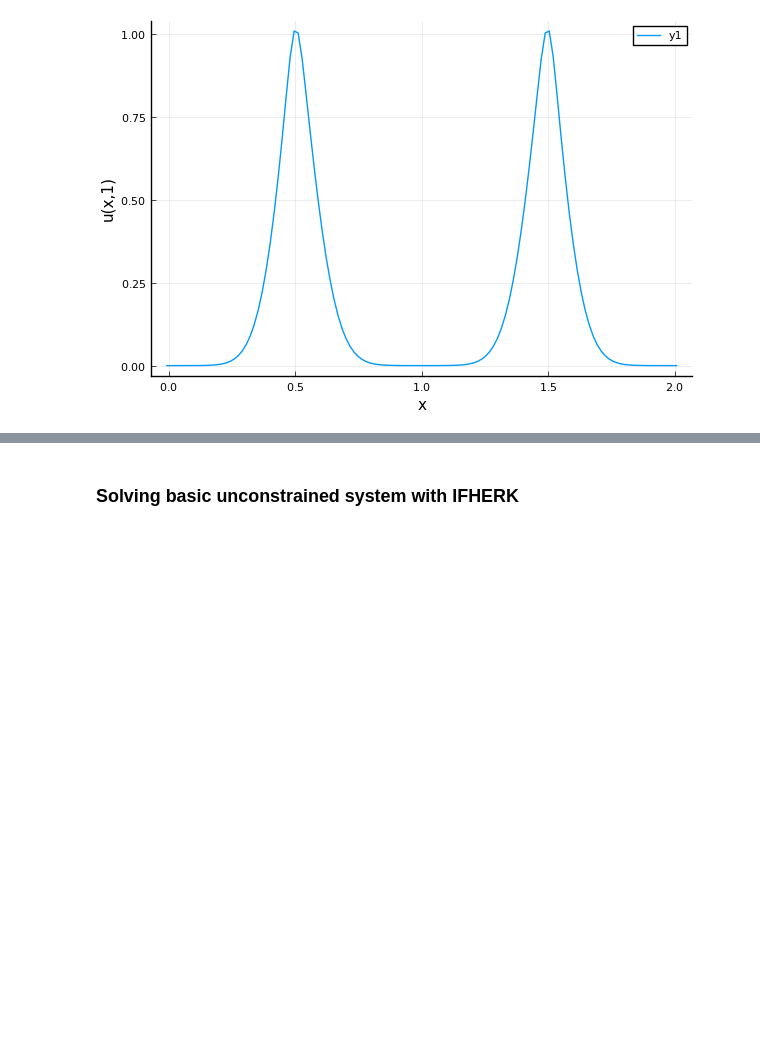
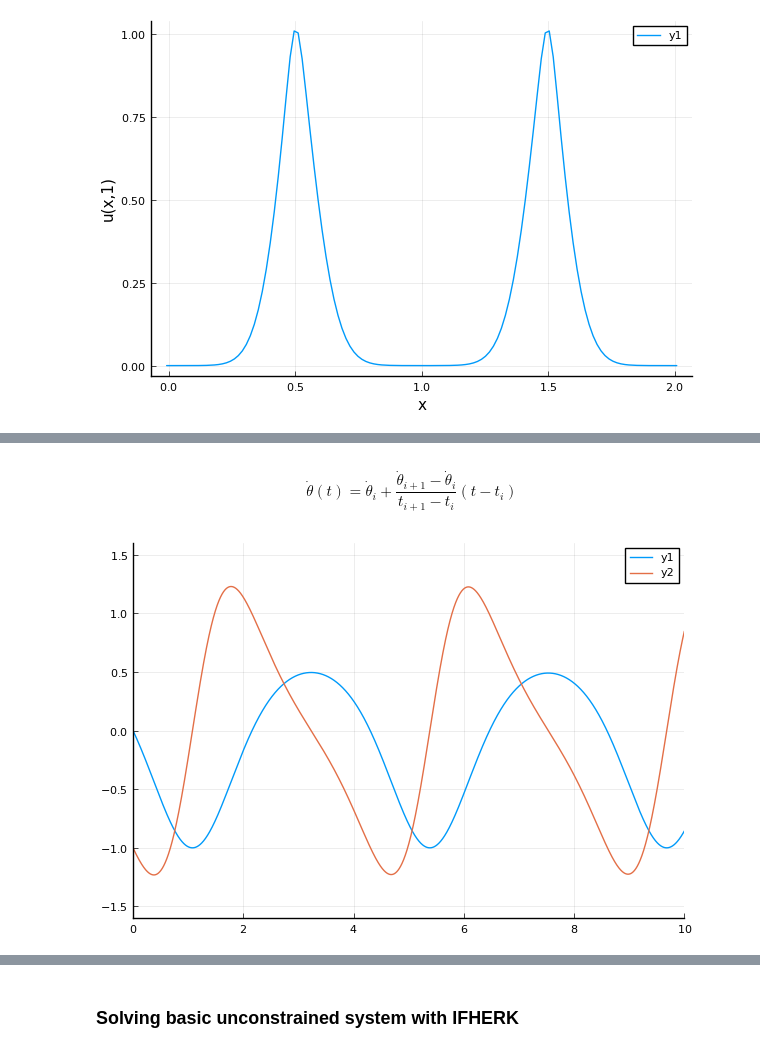
Before and after one commit to JuliaIBPM/ConstrainedSystems.jl, a Jupyter notebook: examples/TimeMarching.ipynb, the cells around one changed output, grey strips where cells are left out. Cells and saved outputs as stored; diff of their text form; code cells hidden in the pictures; blank space fills up the shorter version.

```diff
--- a/examples/TimeMarching.ipynb
+++ b/examples/TimeMarching.ipynb
@@ -149,0 +237,7 @@ plot(xg,u[65,:],xlabel="x",ylabel="u(x,1)")
+# %% [markdown]
+$$\dot{\theta}(t) = \dot{\theta}_i + \frac{\dot{\theta}_{i+1} - \dot{\theta}_i}{t_{i+1}-t_i} (t - t_i)$$
+# %%
+plot(thist/sqrt(g),u_rs[2,:],xlim=(0,10),ylim=(-1.6,1.6))
+plot!(thist/sqrt(g),u_rs[4,:])
+# %% [output]
+[figure, added]
```
Also changed, not shown: parts of 26 cells of this notebook, 4 other files.
